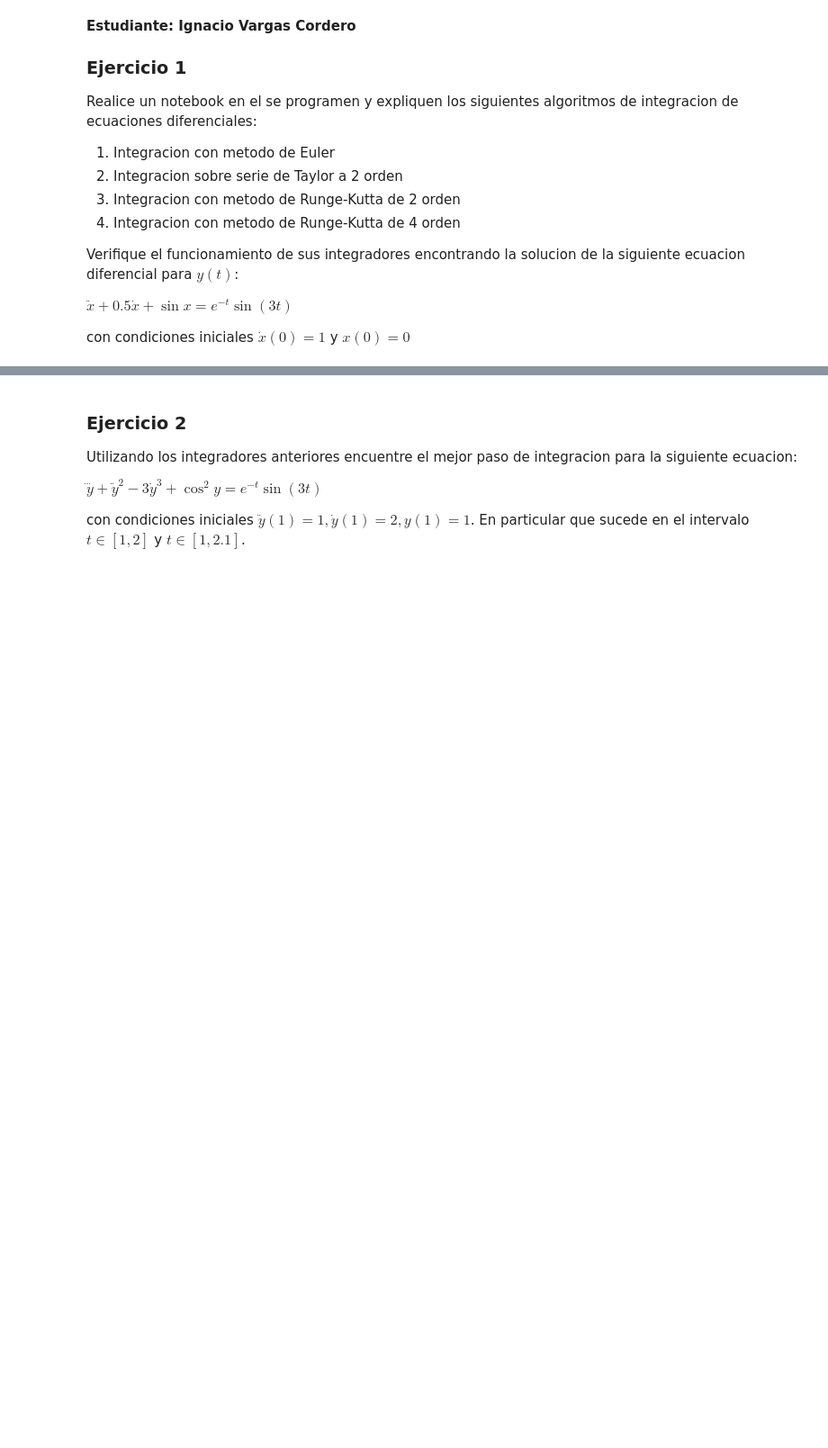
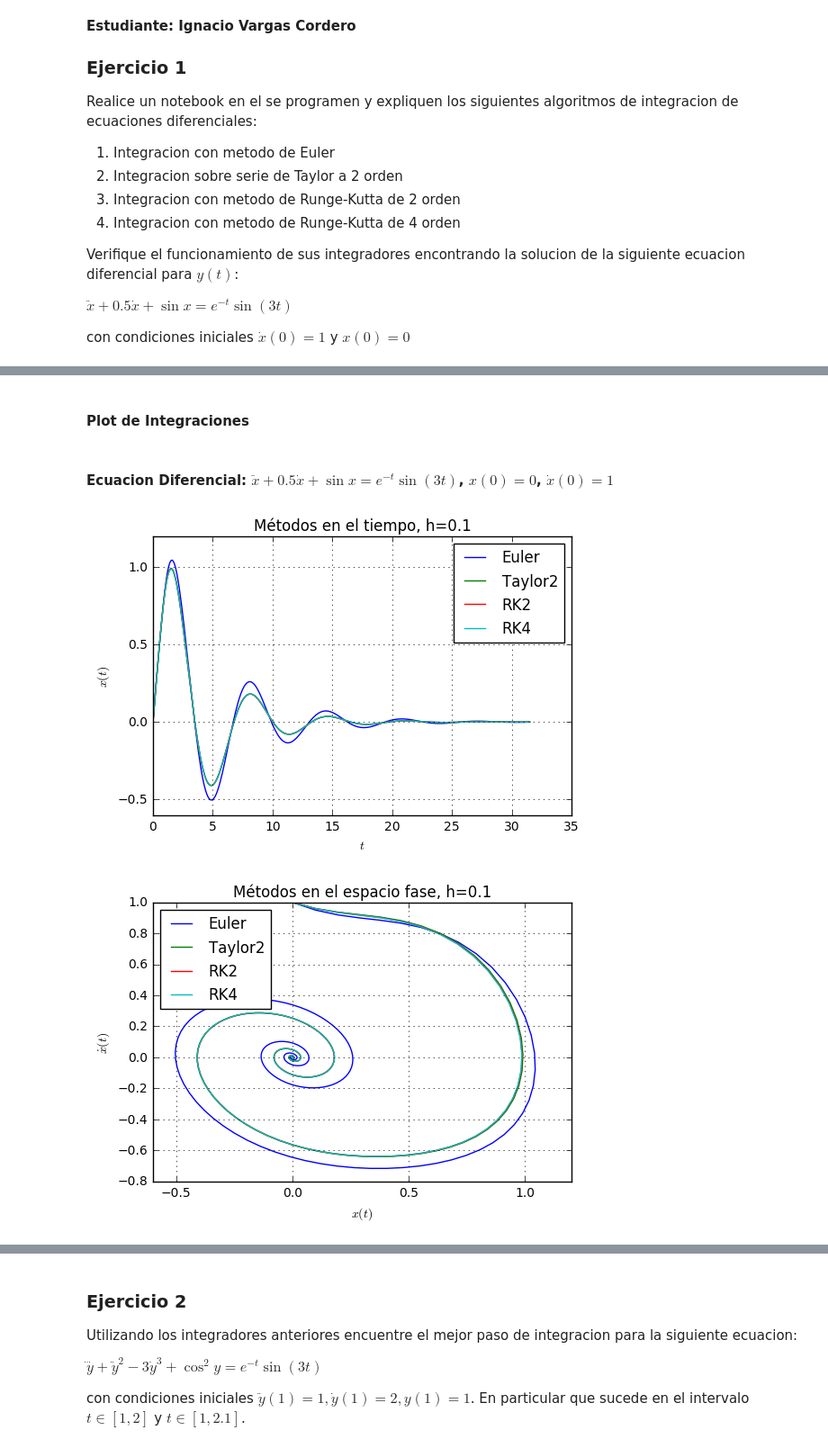
Before and after one commit to ignacio-vc/fcomp, a Jupyter notebook: tareas/tarea1.ipynb, the cells around one changed output, grey strips where cells are left out. Shown at 90% size. Drawn from its saved outputs; the diff is of its cells as text; code cells hidden in the pictures; blank space fills up the shorter version.

```diff
--- a/tareas/tarea1.ipynb
+++ b/tareas/tarea1.ipynb
@@ -66,0 +69,51 @@ SyntaxError: invalid syntax (<ipython-input-6-4ab9893d5563>, line 2)
+# %% [markdown]
+#### Plot de Integraciones
+# %%
+def integrador_surtido(ecuacion, d_ecuacion, punto_inicial, x, h, timeplot, phaseplot):
+
+    tiempos_euler, solucion_euler = euler(ecuacion, punto_inicial, x, h)
+    tiempos_taylor2, solucion_taylor2 = taylor2(ecuacion, d_ecuacion, punto_inicial, x, h)
+    tiempos_rk2, solucion_rk2 = rk2(ecuacion, punto_inicial, x, h)
+    tiempos_rk4, solucion_rk4 = rk4(ecuacion, punto_inicial, x, h)
+
+    if timeplot == 1:
+        fig1 = figure()
+        ax = fig1.add_subplot(111)
+        ax.plot(tiempos_euler, solucion_euler[:,0], label="Euler")
+        ax.plot(tiempos_taylor2, solucion_taylor2[:,0], label="Taylor2")
+        ax.plot(tiempos_rk2, solucion_rk2[:,0], label="RK2")
+        ax.plot(tiempos_rk4, solucion_rk4[:,0], label="RK4")
+        ax.set_xlabel("$t$")
+        ax.set_ylabel("$x(t)$")
+        ax.set_title(u"Métodos en el tiempo, h="+str(h))
+        ax.legend(loc='best')
+        ax.grid(True)
+
+    if phaseplot == 1:
+        fig2 = figure()
+        bx = fig2.add_subplot(111)
+        bx.plot(solucion_euler[:,0], solucion_euler[:,1], label="Euler")
+        bx.plot(solucion_taylor2[:,0], solucion_taylor2[:,1], label="Taylor2")
+        bx.plot(solucion_rk2[:,0], solucion_rk2[:,1], label="RK2")
+        bx.plot(solucion_rk4[:,0], solucion_rk4[:,1], label="RK4")
+        bx.set_xlabel("$x(t)$")
+        bx.set_ylabel("$\dot x(t)$")
+        bx.set_title(u"Métodos en el espacio fase, h="+str(h))
+        bx.legend(loc='best')
+        bx.grid(True)
+# %% [markdown]
+#### Ecuacion Diferencial: $\ddot{x} + 0.5\dot{x} + \sin{x} = e^{-t} \sin(3t)$, $x(0) = 0$, $\dot{x}(0) = 1$
+# %%
+#y = (y1, y2)
+def ecuacion1(y, t):
+    y1_prima = y[1]
+    y2_prima = -0.5*y[1] - sin(y[0]) + exp(-t)*sin(3*t)
+    return array ([y1_prima, y2_prima])
+
+def d_ecuacion1(y, t):
+    return array ([0, (3*cos(3*t)-sin(3*t))*exp(-t)]), array([[0,1],[-cos(y[0]),-0.5]])
+# %%
+integrador_surtido(ecuacion1, d_ecuacion1, array([0.0, 1.0]), [0, 10*pi], 0.1, 1, 1)
+# %% [output]
+[figure, added]
+[figure, added]
```
Also changed, not shown: parts of 13 cells of this notebook.
